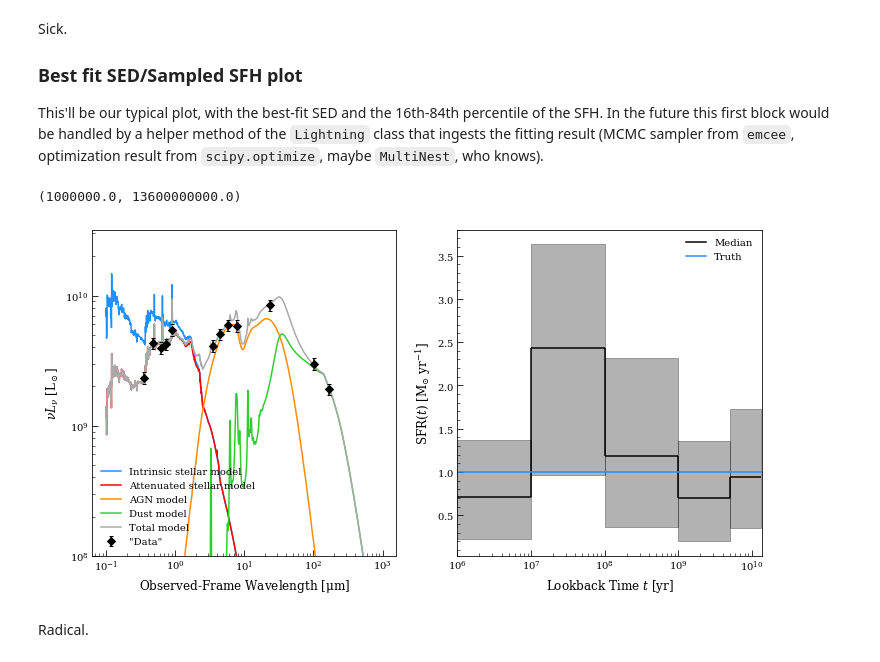
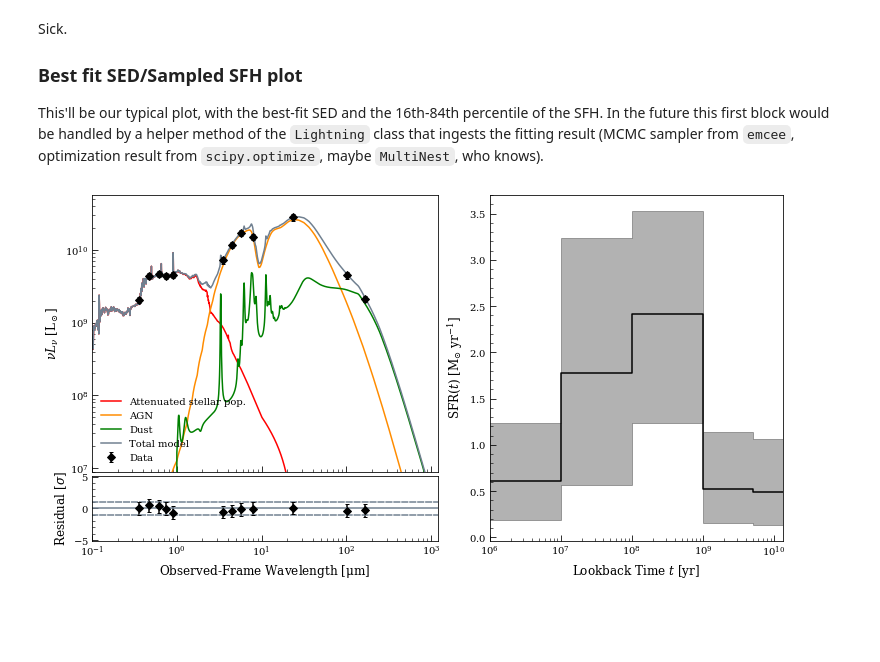
Before and after one commit to ebmonson/lightningpy, a Jupyter notebook: fit_sim_AGN_demo.ipynb, the cells around one changed output. Drawn from its saved outputs; the diff is of its cells as text; code cells hidden in the pictures; blank space fills up the shorter version.

```diff
--- a/fit_sim_AGN_demo.ipynb
+++ b/fit_sim_AGN_demo.ipynb
@@ -184,51 +190,24 @@ sfh_q = np.quantile(chain[:,:5], q=(0.16, 0.5, 0.84), axis=0)
-# %%
-fig, axs = plt.subplots(1,2, figsize=(12,6))
-
-axs[0].plot(l.wave_grid_obs, l.nu_grid_obs * lnu_hires_intr_best,
-            color='dodgerblue', label='Intrinsic stellar model')
-axs[0].plot(l.wave_grid_obs, l.nu_grid_obs * hires_components['stellar_attenuated'],
-            color='red', label='Attenuated stellar model')
-axs[0].plot(l.wave_grid_obs, l.nu_grid_obs * hires_components['agn'],
-            color='darkorange', label='AGN model')
-axs[0].plot(l.wave_grid_obs, l.nu_grid_obs * hires_components['dust'],
-            color='limegreen', label='Dust model')
-
-axs[0].plot(l.wave_grid_obs, l.nu_grid_obs * lnu_hires_best,
-            color='darkgray', label='Total model')
-
-axs[0].errorbar(l.wave_obs, l.nu_obs * Lsim, yerr=l.nu_obs * Lsim_unc,
-                marker='D', color='k', markerfacecolor='k', capsize=2, linestyle='',
-                label='"Data"')
-
-axs[0].set_xlabel(r'Observed-Frame Wavelength $[\rm \mu m]$')
-axs[0].set_ylabel(r'$\nu L_{\nu}\ [\rm L_\odot]$')
-axs[0].set_xscale('log')
-axs[0].set_yscale('log')
-axs[0].set_ylim(1e8,)
-axs[0].legend(loc='lower left')
-
-# Making nice step plots remains an annoyance
-#print(sfh_q.shape)
-for i in np.arange(len(l.ages) - 1):
-    axs[1].fill_between([l.ages[i], l.ages[i+1]],
-                        [sfh_q[0,i], sfh_q[0,i]],
-                        [sfh_q[2,i], sfh_q[2,i]],
-                        color='k', alpha=0.3)
-    l1 = axs[1].hlines(sfh_q[1,i], l.ages[i], l.ages[i+1], color='k')
-    if (i < len(l.ages) - 2):
-        axs[1].vlines(l.ages[i+1], sfh_q[1,i], sfh_q[1,i+1], color='k')
-
-l2 = axs[1].axhline(1, color='dodgerblue')
-
-axs[1].legend([l1,l2], ['Median', 'Truth'], loc='upper right')
-
-axs[1].set_xlabel(r'Lookback Time $t$ [yr]')
-axs[1].set_ylabel(r'${\rm SFR}(t)\ [\rm M_{\odot}\ yr^{-1}]$')
-
-axs[1].set_xscale('log')
-axs[1].set_xlim(1e6,13.6*10**9)
-# %% [output]
-(1000000.0, 13600000000.0)
-[figure, removed]
-# %% [markdown]
-Radical.
+# %%
+from lightning.plots import sed_plot_bestfit, sed_plot_delchi, sfh_plot
+
+# # We can use the builtin plotting functions to make individual figures...
+# fig1, ax1 = sed_plot_bestfit(l, param_arr, logprob_chain, plot_components=True)
+# fig2, ax2 = sed_plot_delchi(l, param_arr, logprob_chain)
+# fig3, ax3 = sfh_plot(l, param_arr)
+
+# Or we can use them to make a complex (hopefully) publication quality
+# figure by laying out our axes and then using the `ax` keyword in each function:
+fig = plt.figure(figsize=(12,6))
+ax1 = fig.add_axes([0.1, 0.26, 0.4, 0.64])
+ax2 = fig.add_axes([0.1, 0.1, 0.4, 0.15])
+ax3 = fig.add_axes([0.56, 0.1, 0.34, 0.8])
+
+fig, ax1 = sed_plot_bestfit(l, param_arr, logprob_chain,
+                            plot_components=True,
+                            ax=ax1,
+                            legend_kwargs={'loc': 'lower left', 'frameon': False})
+ax1.set_xticklabels([])
+fig, ax2 = sed_plot_delchi(l, param_arr, logprob_chain, ax=ax2)
+fig, ax3 = sfh_plot(l, param_arr, ax=ax3)
+# %% [output]
+[figure, added]
```
Also changed, not shown: parts of 13 cells of this notebook, 13 other files.
